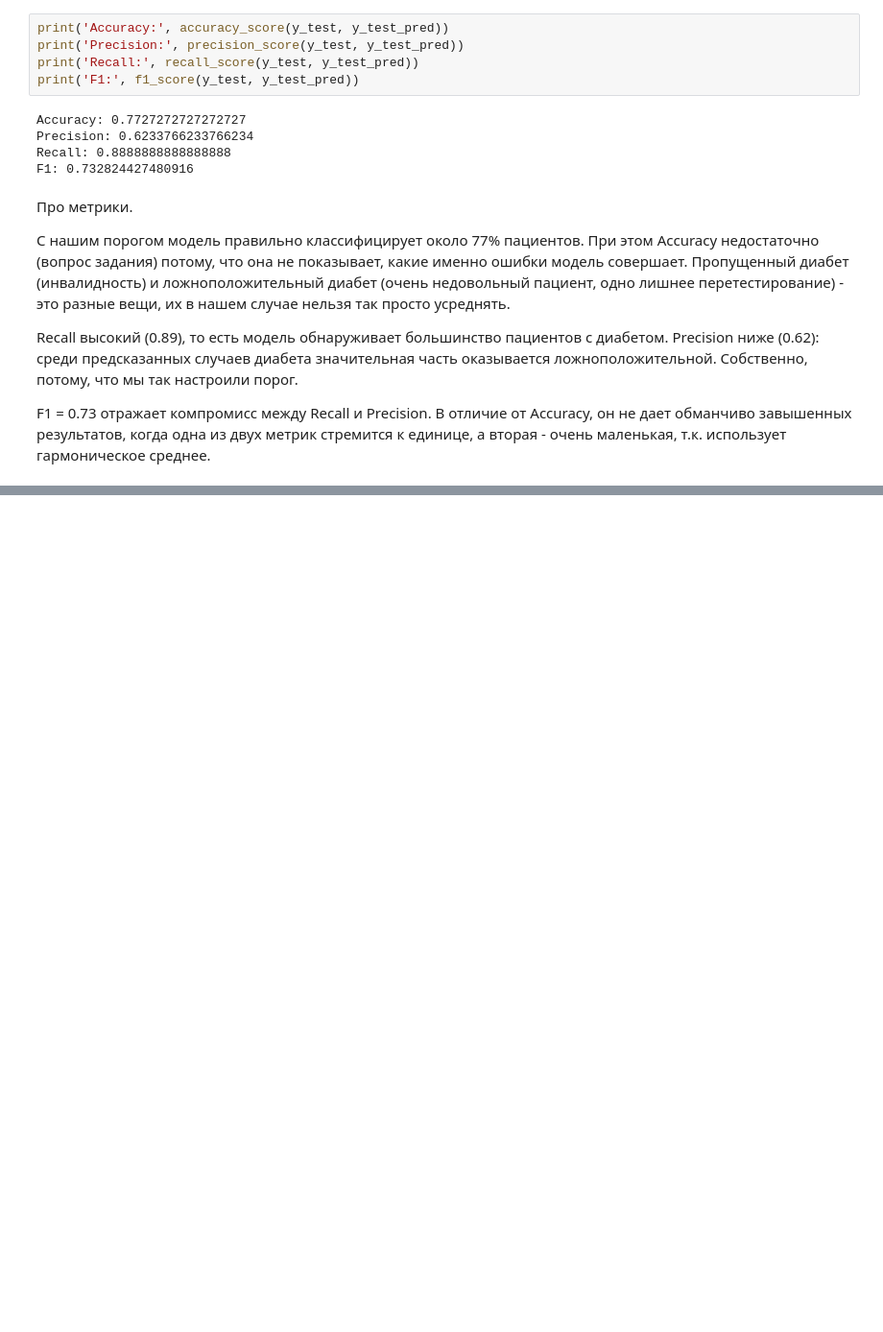
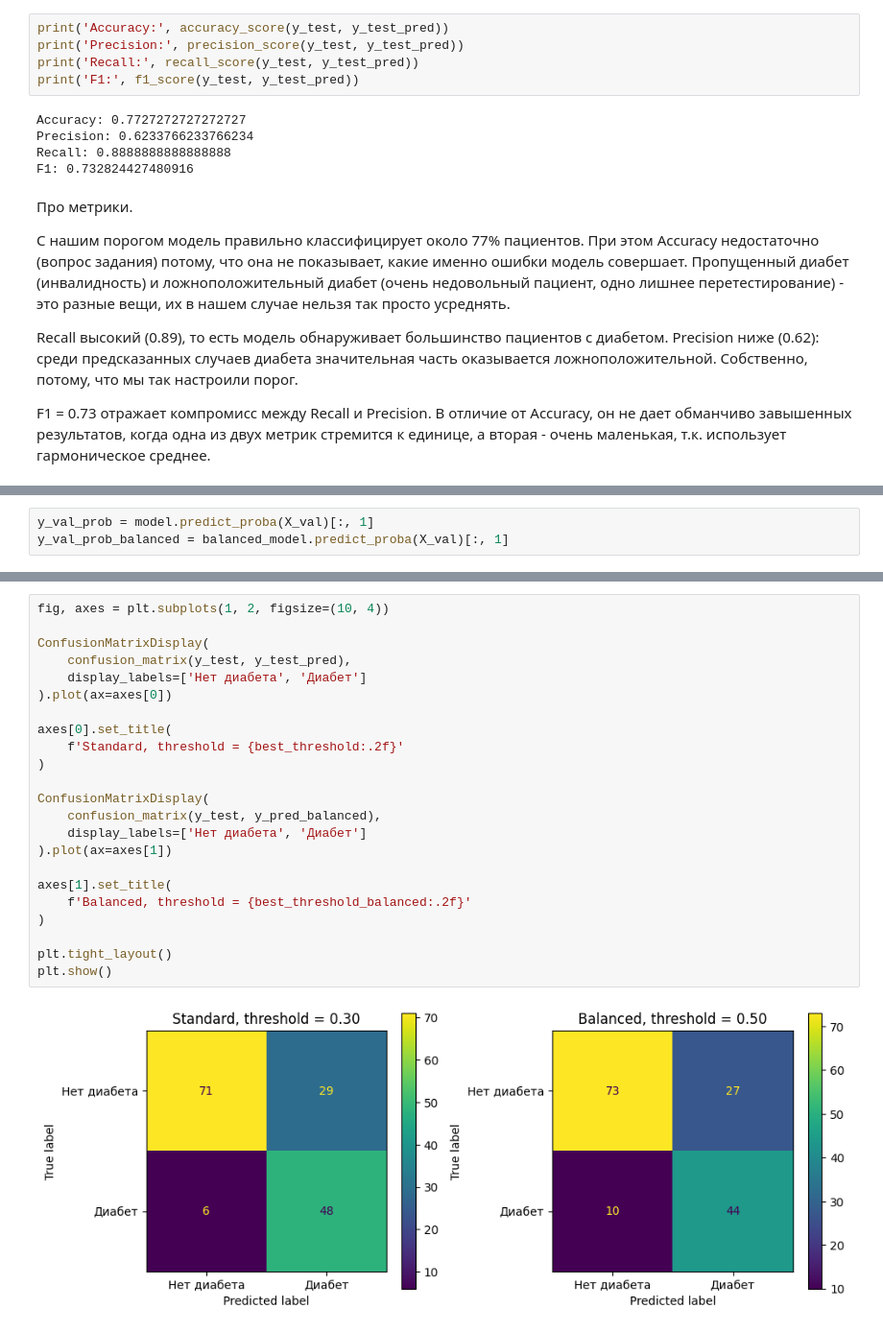
Before and after one commit to P2-Sh/ML_homeworks, a Jupyter notebook: Logreg_Diabetes.ipynb, the cells around one changed output, grey strips where cells are left out. Shown at 96% size. Cells and saved outputs as stored; diff of their text form; blank space fills up the shorter version.

```diff
--- a/Logreg_Diabetes.ipynb
+++ b/Logreg_Diabetes.ipynb
@@ -270,0 +287,3 @@ F1 = 0.73 отражает компромисс между Recall и Precision.
+# %%
+y_val_prob = model.predict_proba(X_val)[:, 1]
+y_val_prob_balanced = balanced_model.predict_proba(X_val)[:, 1]
@@ -270,0 +411,25 @@ F1 = 0.73 отражает компромисс между Recall и Precision.
+# %%
+fig, axes = plt.subplots(1, 2, figsize=(10, 4))
+
+ConfusionMatrixDisplay(
+    confusion_matrix(y_test, y_test_pred),
+    display_labels=['Нет диабета', 'Диабет']
+).plot(ax=axes[0])
+
+axes[0].set_title(
+    f'Standard, threshold = {best_threshold:.2f}'
+)
+
+ConfusionMatrixDisplay(
+    confusion_matrix(y_test, y_pred_balanced),
+    display_labels=['Нет диабета', 'Диабет']
+).plot(ax=axes[1])
+
+axes[1].set_title(
+    f'Balanced, threshold = {best_threshold_balanced:.2f}'
+)
+
+plt.tight_layout()
+plt.show()
+# %% [output]
+[figure, added]
```
Also changed, not shown: parts of 8 cells of this notebook.
